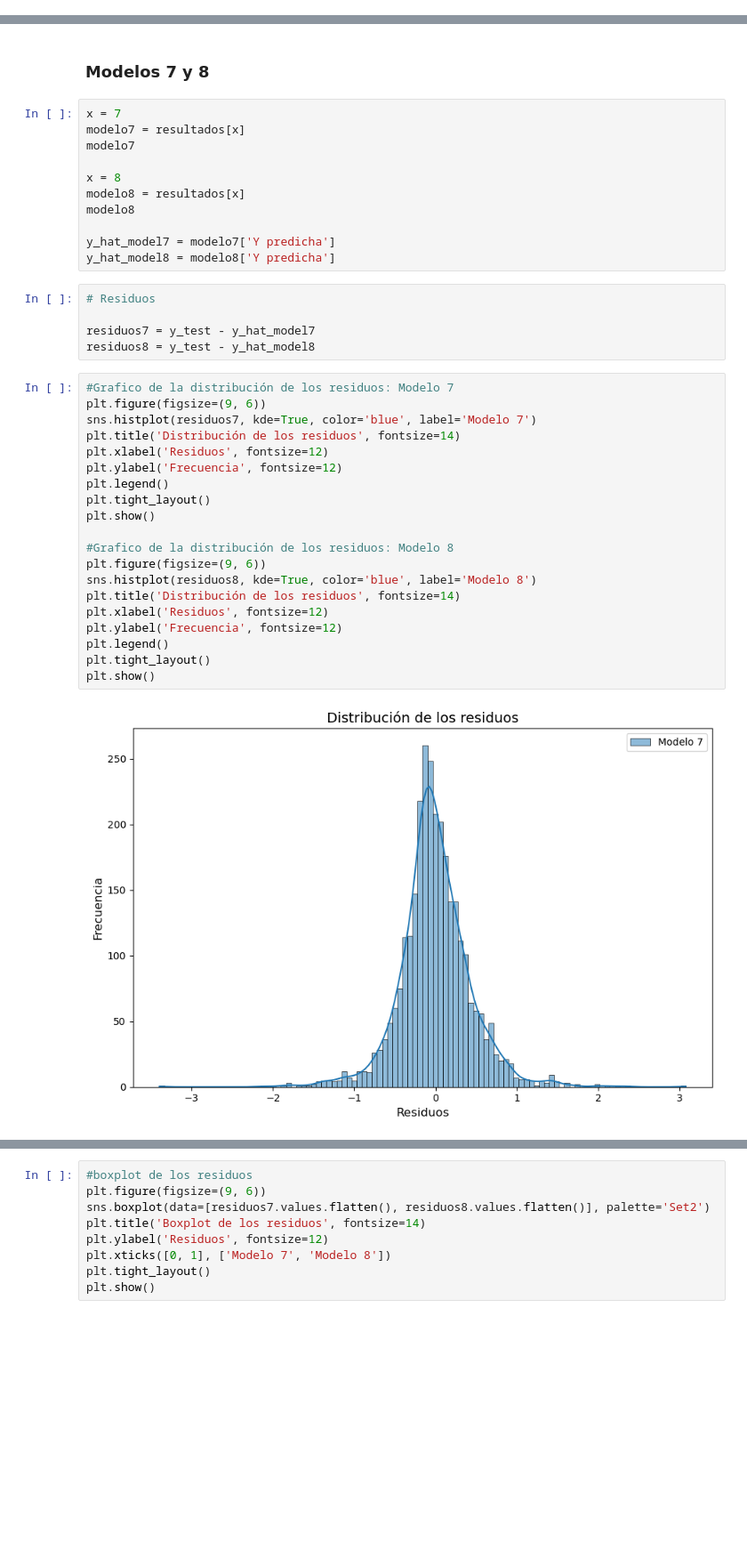
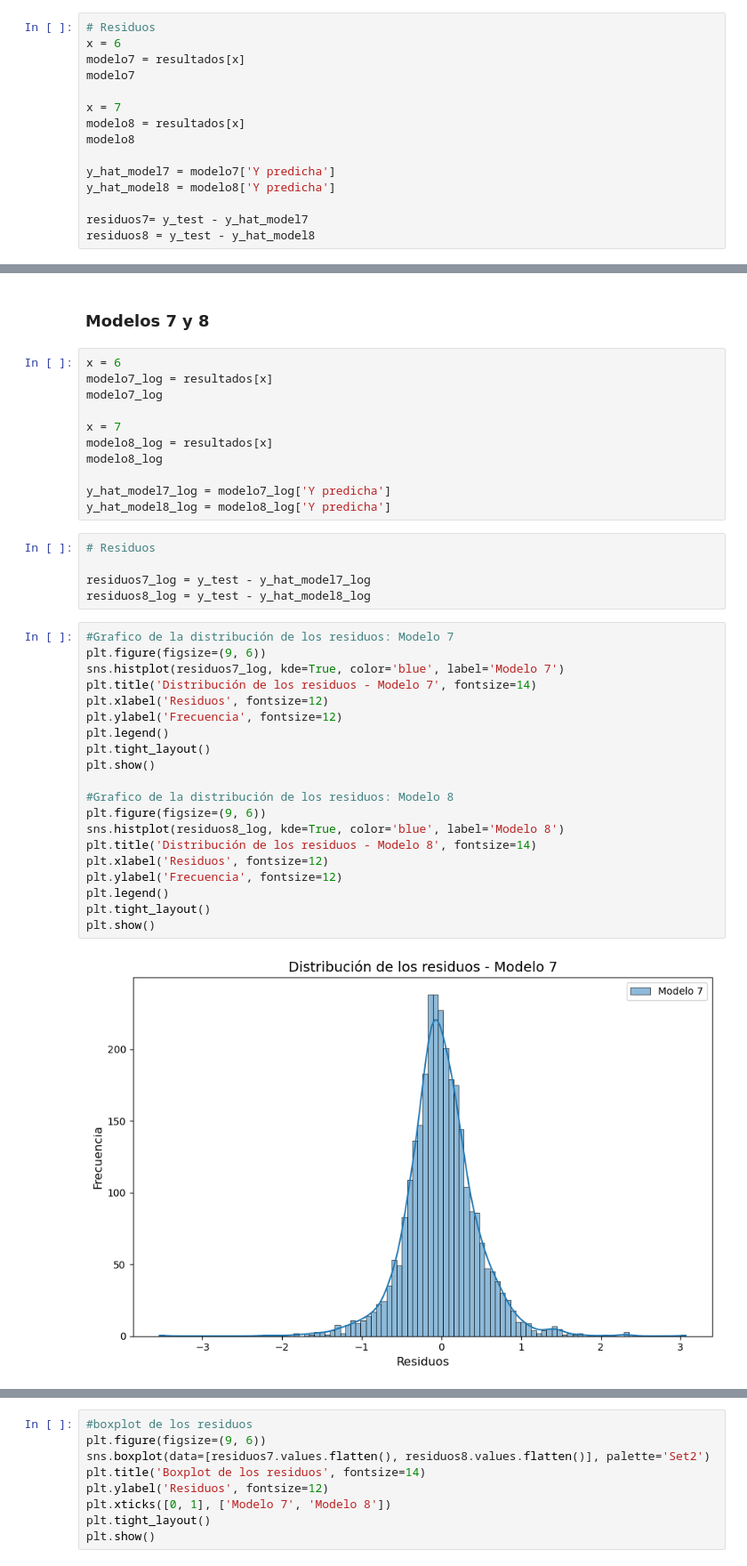
Before and after one commit to ebqz7/Machine_Learning_TP, a Jupyter notebook: TP1/scripts/3_analysis.ipynb, the cells around one changed output, grey strips where cells are left out. Shown at 89% size. Saved outputs shown, nothing was run; the diff lists cells and outputs as text; blank space fills up the shorter version.

```diff
--- a/TP1/scripts/3_analysis.ipynb
+++ b/TP1/scripts/3_analysis.ipynb
@@ -423,3 +423,18 @@ graph
 | 8 | 210 | 7443.48 | 9525.96 |
 | 9 | 462 | 7276.48 | 10200.02 |
 | 10 | 924 | 7161.13 | 17567.90 |
+# %%
+# Residuos
+x = 6
+modelo7 = resultados[x]
+modelo7
+
+x = 7
+modelo8 = resultados[x]
+modelo8
+
+y_hat_model7 = modelo7['Y predicha']
+y_hat_model8 = modelo8['Y predicha']
+
+residuos7= y_test - y_hat_model7
+residuos8 = y_test - y_hat_model8
@@ -560,40 +626,40 @@ Modelo 2:
 # %% [markdown]
 ### Modelos 7 y 8
 # %%
+x = 6
+modelo7_log = resultados[x]
+modelo7_log
+
 x = 7
-modelo7 = resultados[x]
-modelo7
+modelo8_log = resultados[x]
+modelo8_log
 
-x = 8
-modelo8 = resultados[x]
-modelo8
-
-y_hat_model7 = modelo7['Y predicha']
-y_hat_model8 = modelo8['Y predicha']
+y_hat_model7_log = modelo7_log['Y predicha']
+y_hat_model8_log = modelo8_log['Y predicha']
 # %%
 # Residuos
 
-residuos7 = y_test - y_hat_model7
-residuos8 = y_test - y_hat_model8
+residuos7_log = y_test - y_hat_model7_log
+residuos8_log = y_test - y_hat_model8_log
 # %%
 #Grafico de la distribución de los residuos: Modelo 7
 plt.figure(figsize=(9, 6))
-sns.histplot(residuos7, kde=True, color='blue', label='Modelo 7')
-plt.title('Distribución de los residuos', fontsize=14)
+sns.histplot(residuos7_log, kde=True, color='blue', label='Modelo 7')
+plt.title('Distribución de los residuos - Modelo 7', fontsize=14)
 plt.xlabel('Residuos', fontsize=12)
 plt.ylabel('Frecuencia', fontsize=12)
 plt.legend()
 plt.tight_layout()
 plt.show()
 
 #Grafico de la distribución de los residuos: Modelo 8
 plt.figure(figsize=(9, 6))
-sns.histplot(residuos8, kde=True, color='blue', label='Modelo 8')
-plt.title('Distribución de los residuos', fontsize=14)
+sns.histplot(residuos8_log, kde=True, color='blue', label='Modelo 8')
+plt.title('Distribución de los residuos - Modelo 8', fontsize=14)
 plt.xlabel('Residuos', fontsize=12)
 plt.ylabel('Frecuencia', fontsize=12)
 plt.legend()
 plt.tight_layout()
 plt.show()
 # %% [output]
-[figure, old version]
+[figure, new version]
```
Also changed, not shown: parts of 4 cells of this notebook.
